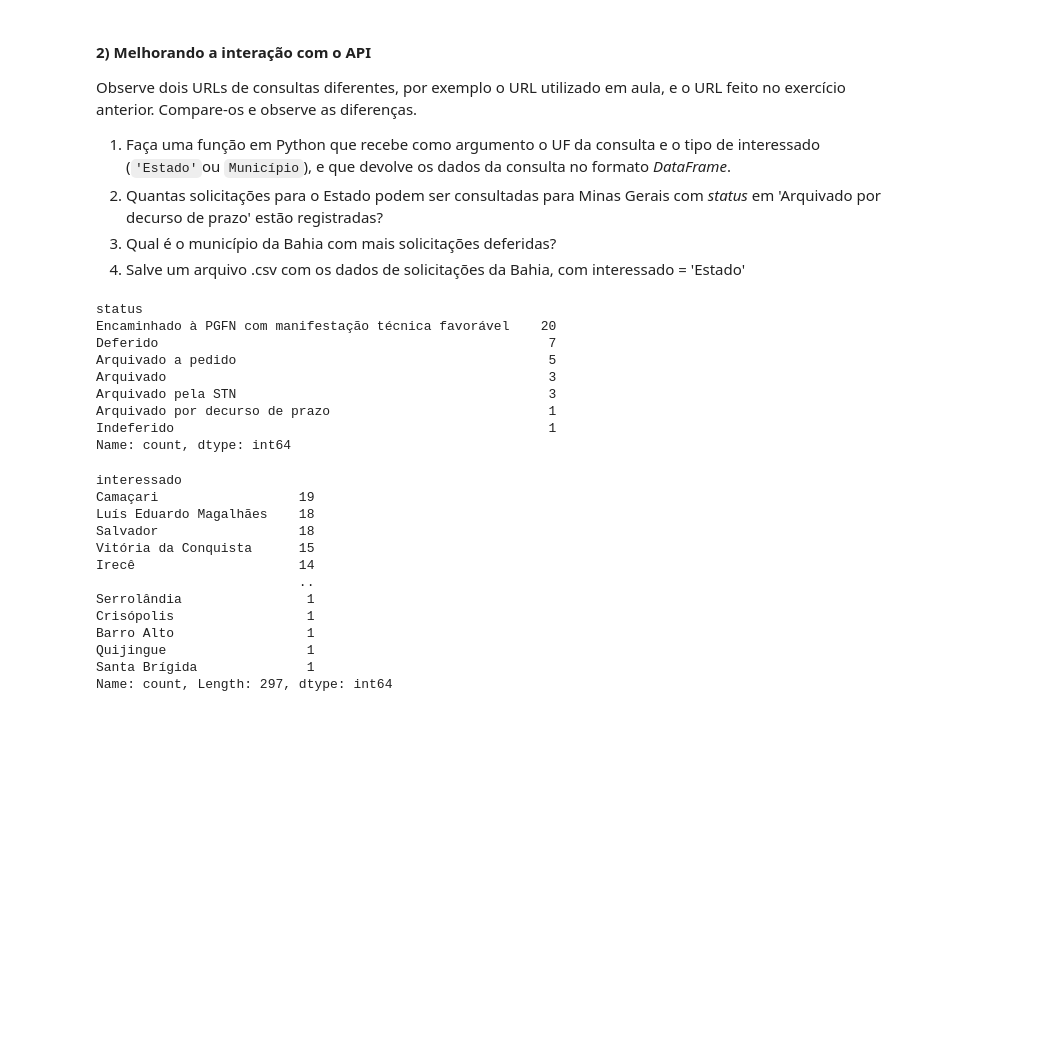
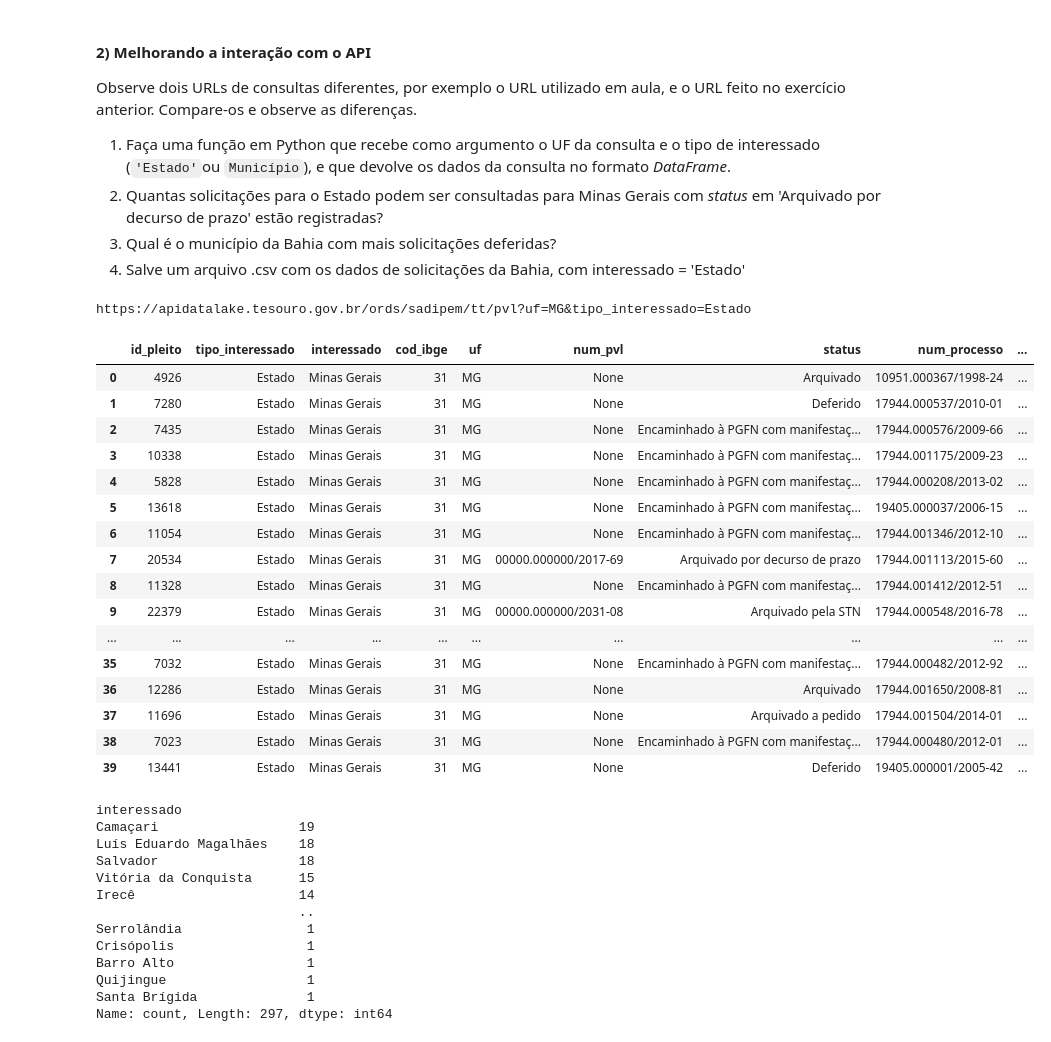
Before and after one commit to mbdpym/data-science-projects, a Jupyter notebook: Data Science/4/Mod04 Tarefa aulas 06 a 08.ipynb, the cells around one changed output. Drawn from its saved outputs; the diff is of its cells as text; code cells hidden in the pictures; blank space fills up the shorter version.

```diff
--- a/Data Science/4/Mod04 Tarefa aulas 06 a 08.ipynb
+++ b/Data Science/4/Mod04 Tarefa aulas 06 a 08.ipynb
@@ -139,21 +139,30 @@ def query_sadipem(uf = str, tipo_interessado = str):
 # %%
 # 2) Seu código aqui
 
 query_mg = query_sadipem('mg', 'estado')
 
-query_mg['status'].value_counts()
+query_mg
 
 #resposta: 1
 # %% [output]
-status
-Encaminhado à PGFN com manifestação técnica favorável    20
-Deferido                                                  7
-Arquivado a pedido                                        5
-Arquivado                                                 3
-Arquivado pela STN                                        3
-Arquivado por decurso de prazo                            1
-Indeferido                                                1
-Name: count, dtype: int64
+https://apidatalake.tesouro.gov.br/ords/sadipem/tt/pvl?uf=MG&tipo_interessado=Estado
+|  | id_pleito | tipo_interessado | interessado | cod_ibge | uf | num_pvl | status | num_processo | ... |
+| 0 | 4926 | Estado | Minas Gerais | 31 | MG | None | Arquivado | 10951.000367/1998-24 | ... |
+| 1 | 7280 | Estado | Minas Gerais | 31 | MG | None | Deferido | 17944.000537/2010-01 | ... |
+| 2 | 7435 | Estado | Minas Gerais | 31 | MG | None | Encaminhado à PGFN com manifestaç... | 17944.000576/2009-66 | ... |
+| 3 | 10338 | Estado | Minas Gerais | 31 | MG | None | Encaminhado à PGFN com manifestaç... | 17944.001175/2009-23 | ... |
+| 4 | 5828 | Estado | Minas Gerais | 31 | MG | None | Encaminhado à PGFN com manifestaç... | 17944.000208/2013-02 | ... |
+| 5 | 13618 | Estado | Minas Gerais | 31 | MG | None | Encaminhado à PGFN com manifestaç... | 19405.000037/2006-15 | ... |
+| 6 | 11054 | Estado | Minas Gerais | 31 | MG | None | Encaminhado à PGFN com manifestaç... | 17944.001346/2012-10 | ... |
+| 7 | 20534 | Estado | Minas Gerais | 31 | MG | 00000.000000/2017-69 | Arquivado por decurso de prazo | 17944.001113/2015-60 | ... |
+| 8 | 11328 | Estado | Minas Gerais | 31 | MG | None | Encaminhado à PGFN com manifestaç... | 17944.001412/2012-51 | ... |
+| 9 | 22379 | Estado | Minas Gerais | 31 | MG | 00000.000000/2031-08 | Arquivado pela STN | 17944.000548/2016-78 | ... |
+| ... | ... | ... | ... | ... | ... | ... | ... | ... | ... |
+| 35 | 7032 | Estado | Minas Gerais | 31 | MG | None | Encaminhado à PGFN com manifestaç... | 17944.000482/2012-92 | ... |
+| 36 | 12286 | Estado | Minas Gerais | 31 | MG | None | Arquivado | 17944.001650/2008-81 | ... |
+| 37 | 11696 | Estado | Minas Gerais | 31 | MG | None | Arquivado a pedido | 17944.001504/2014-01 | ... |
+| 38 | 7023 | Estado | Minas Gerais | 31 | MG | None | Encaminhado à PGFN com manifestaç... | 17944.000480/2012-01 | ... |
+| 39 | 13441 | Estado | Minas Gerais | 31 | MG | None | Deferido | 19405.000001/2005-42 | ... |
 # %%
 # 3) Seu código aqui
 
```
Also changed, not shown: 9 other files.
